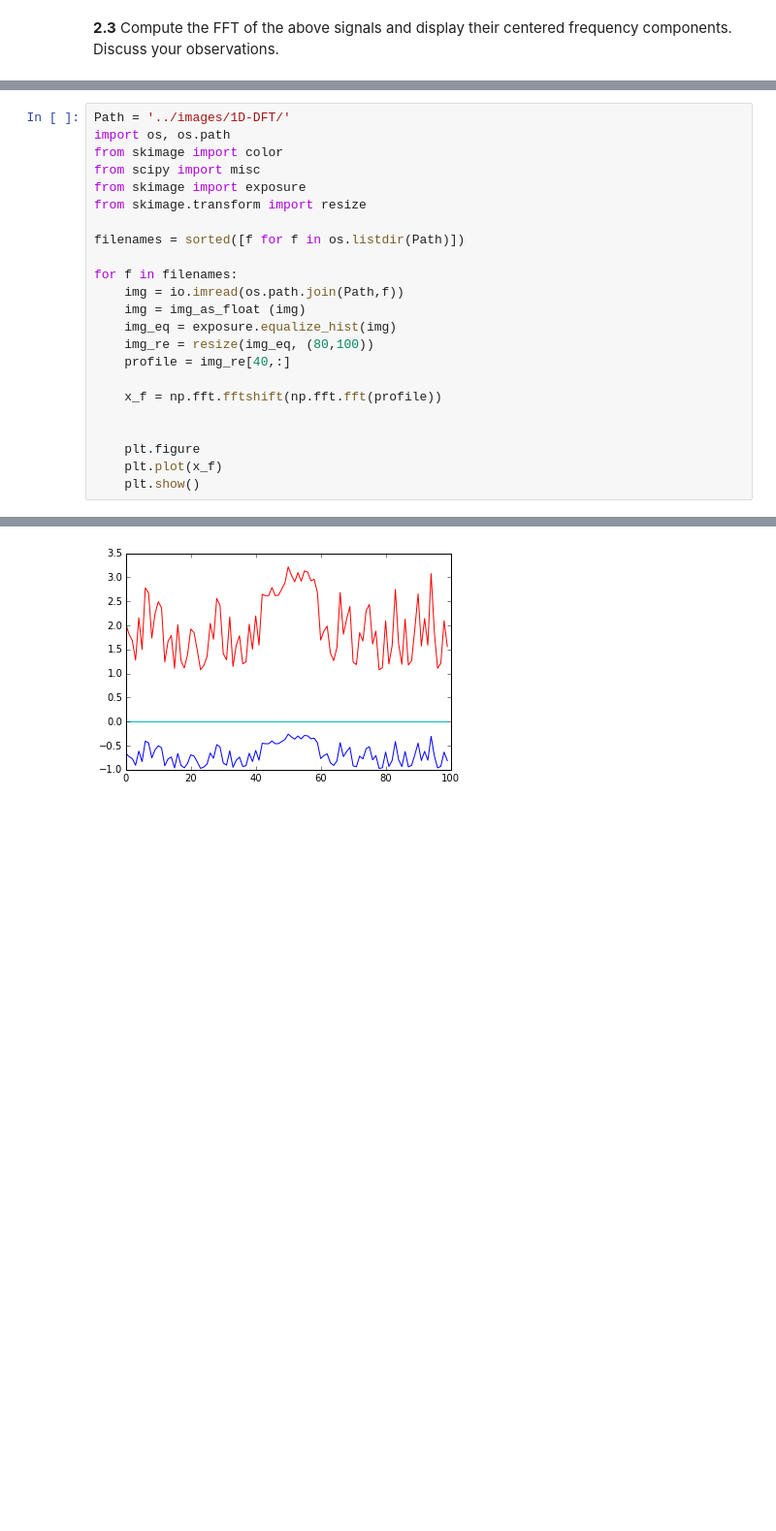
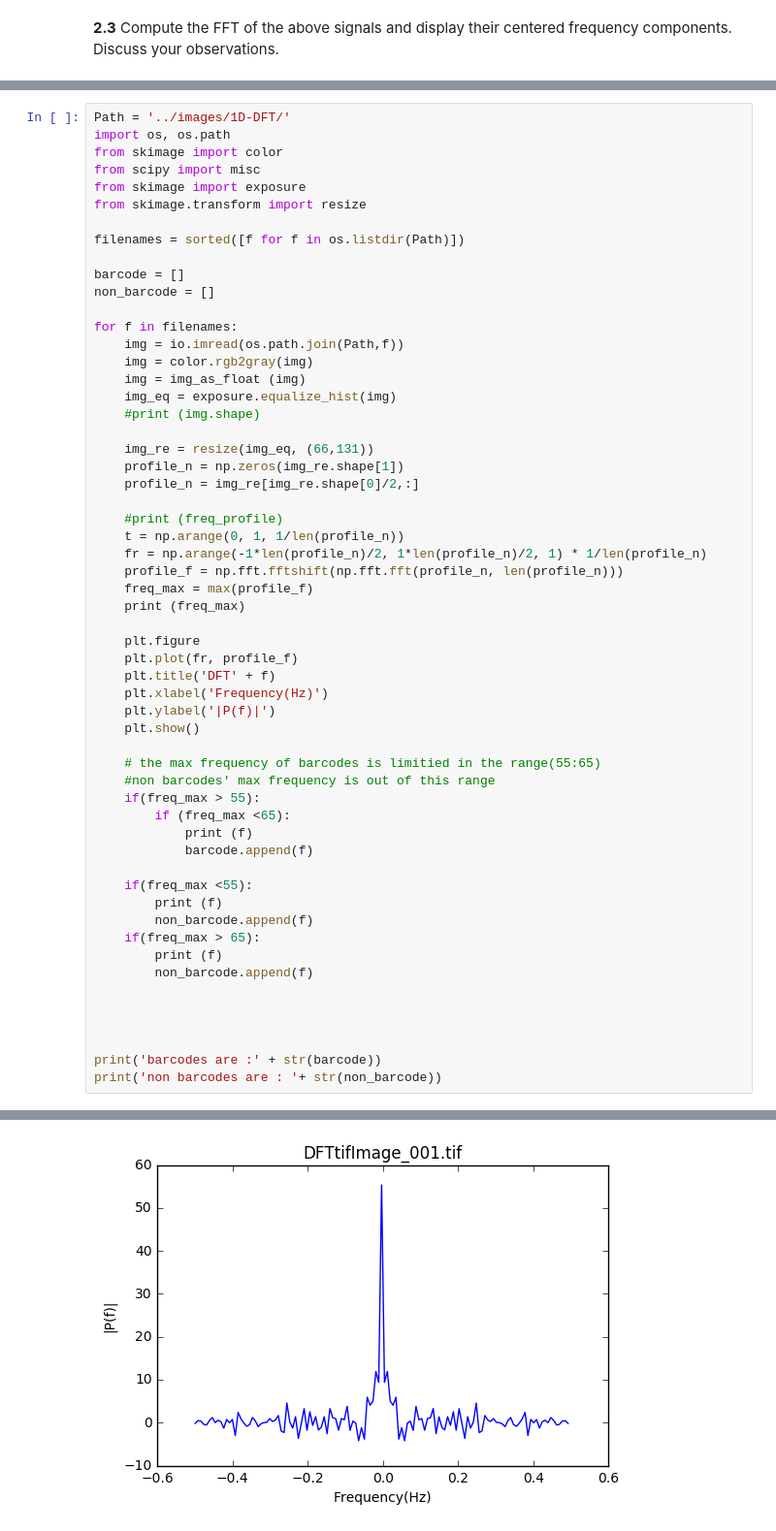
Before and after one commit to ctmengdi/DSP-TP-1617, a Jupyter notebook: Lab4/python/Lab4.ipynb, the cells around one changed output, grey strips where cells are left out. Shown at 97% size. Drawn from its saved outputs; the diff is of its cells as text; blank space fills up the shorter version.

```diff
--- a/Lab4/python/Lab4.ipynb
+++ b/Lab4/python/Lab4.ipynb
@@ -368,17 +371,51 @@ from skimage.transform import resize
 
 filenames = sorted([f for f in os.listdir(Path)])
 
+barcode = []
+non_barcode = []
+
 for f in filenames:
     img = io.imread(os.path.join(Path,f))
+    img = color.rgb2gray(img)
     img = img_as_float (img)
     img_eq = exposure.equalize_hist(img)
-    img_re = resize(img_eq, (80,100))
-    profile = img_re[40,:]
+    #print (img.shape)
 
-    x_f = np.fft.fftshift(np.fft.fft(profile))
+    img_re = resize(img_eq, (66,131))
+    profile_n = np.zeros(img_re.shape[1])
+    profile_n = img_re[img_re.shape[0]/2,:]
+
+    #print (freq_profile)
+    t = np.arange(0, 1, 1/len(profile_n))
+    fr = np.arange(-1*len(profile_n)/2, 1*len(profile_n)/2, 1) * 1/len(profile_n)
+    profile_f = np.fft.fftshift(np.fft.fft(profile_n, len(profile_n)))
+    freq_max = max(profile_f)
+    print (freq_max)
+
+    plt.figure
+    plt.plot(fr, profile_f)
+    plt.title('DFT' + f)
+    plt.xlabel('Frequency(Hz)')
+    plt.ylabel('|P(f)|')
+    plt.show()
+
+    # the max frequency of barcodes is limitied in the range(55:65)
+    #non barcodes' max frequency is out of this range
+    if(freq_max > 55):
+        if (freq_max <65):
+            print (f)
+            barcode.append(f)
+
+    if(freq_max <55):
+        print (f)
+        non_barcode.append(f)
+    if(freq_max > 65):
+        print (f)
+        non_barcode.append(f)
 
 
-    plt.figure
-    plt.plot(x_f)
-    plt.show()
+
+
+print('barcodes are :' + str(barcode))
+print('non barcodes are : '+ str(non_barcode))
 # %% [output]
@@ -385 +423 @@ for f in filenames:
-[figure, old version]
+[figure, new version]
```
Also changed, not shown: parts of 7 cells of this notebook.
